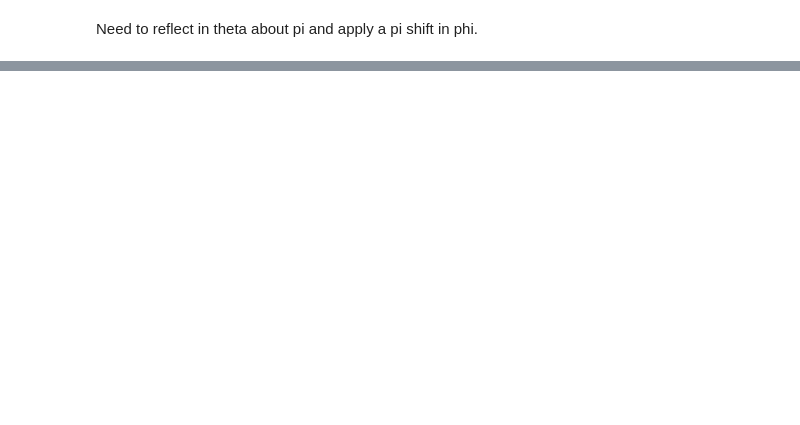
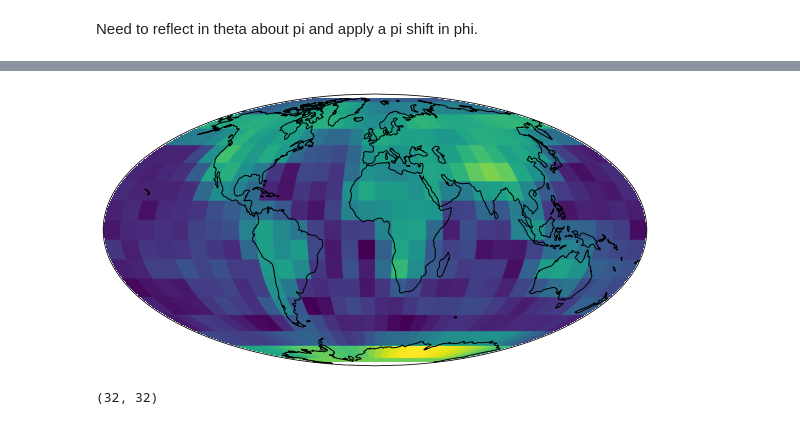
Before and after one commit to astro-informatics/s2fft, a Jupyter notebook: notebooks/plot_earth.ipynb, the cells around one changed output, grey strips where cells are left out. Drawn from its saved outputs; the diff is of its cells as text; code cells hidden in the pictures; blank space fills up the shorter version.

Commit message:
Add mwss period extension function

```diff
--- a/notebooks/plot_earth.ipynb
+++ b/notebooks/plot_earth.ipynb
@@ -56,0 +49,15 @@ array([0.        , 0.6981317 , 1.3962634 , 2.0943951 , 2.7925268 ,
+# %%
+import cartopy.crs as ccrs
+plt.figure(figsize=(10,5))
+ax = plt.axes(projection=ccrs.Mollweide())
+ax.set_global()
+ax.coastlines()
+ax.imshow(np.real(f),transform=ccrs.PlateCarree())
+plt.show()
+# %% [output]
+[figure, added]
+# %%
+f_ext = s2f.resampling.periodic_extension_mwss(f, L)
+f_ext.shape
+# %% [output]
+(32, 32)
```
Also changed, not shown: parts of 13 cells of this notebook, 1 other file.
